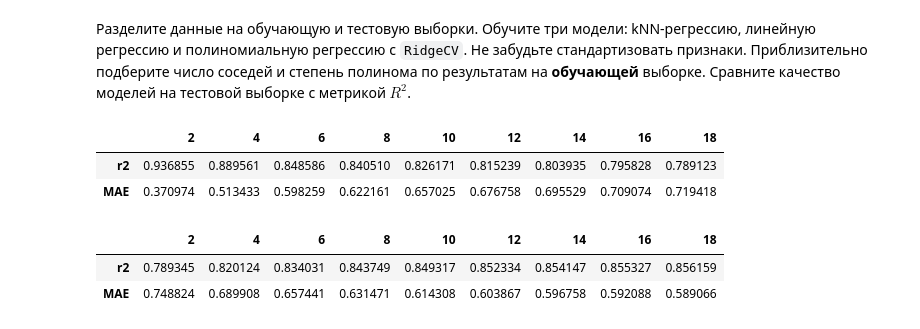
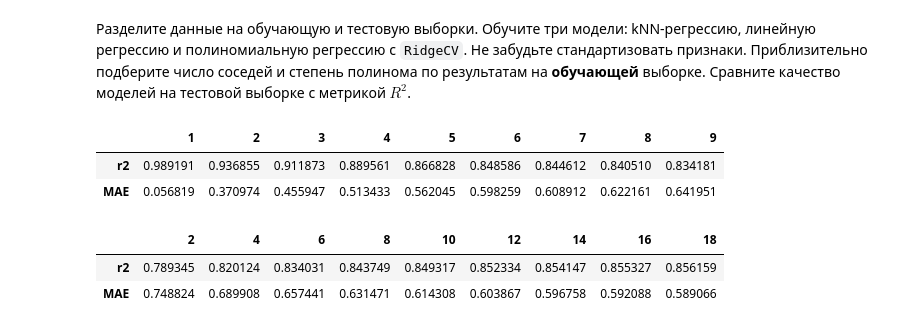
Before and after one commit to Art-Anastasia/sirius-machine-learning-2026, a Jupyter notebook: Homeworks/HW2_kNN_LinReg.ipynb, the cells around one changed output. Saved outputs shown, nothing was run; the diff lists cells and outputs as text; code cells hidden in the pictures.

```diff
--- a/Homeworks/HW2_kNN_LinReg.ipynb
+++ b/Homeworks/HW2_kNN_LinReg.ipynb
@@ -85,9 +85,9 @@ y_knn_pred = pipe_KNN.predict(x.reshape(-1, 1))
 
 
 pipe_pr = Pipeline([
-    ('poly', PolynomialFeatures(degree=12)),
+    ('poly', PolynomialFeatures(degree=10)),
     ('scale', StandardScaler()),
-    ('reg', RidgeCV()),
+    ('reg', RidgeCV(alphas=[0.001, 0.01, 0.1, 1, 10])),
 ])
 
 pipe_pr.fit(x_train.reshape(-1, 1), y_train)
@@ -133,7 +133,7 @@ plt.show()
 [figure]
 # %%
 fig, axes = plt.subplots(2, 3, figsize=(15, 9))
-d_list = [2, 5, 10, 12, 16, 18]
+d_list = [4, 6, 8, 10, 12, 14]
 
 
 for n, d in enumerate(d_list):
@@ -143,7 +143,7 @@ for n, d in enumerate(d_list):
     pipe_pr = Pipeline([
     ('poly', PolynomialFeatures(degree=d)),
     ('scale', StandardScaler()),
-    ('reg', RidgeCV()),
+    ('reg', RidgeCV(alphas=[0.001, 0.01, 0.1, 1, 10])),
     ])
 
     pipe_pr.fit(x_train.reshape(-1, 1), y_train)
@@ -184,34 +184,34 @@ X_train, X_test, y_train, y_test = train_test_split(X, y, test_size=0.2, random_
 # %%
 def train_model(pipeline, X_train, y_train):
     pipeline.fit(X_train, y_train)
     y_pred = pipeline.predict(X_train)
     r2 = r2_score(y_train, y_pred)
     mae = MAE(y_train, y_pred)
 
     return (r2, mae)
 
 
-k_list = [i*2 for i in range(1, 10)]
+k_list = [i for i in range(1, 10)]
 
 
 r2_scores = []
 mae_scores = []
 for k in k_list:
     pipe_KNN = Pipeline([
     ('scale', StandardScaler()),
     ('reg', kNN(n_neighbors=k))
     ])
 
     r2, mae = train_model(pipe_KNN, X_train, y_train)
     r2_scores.append(r2)
     mae_scores.append(mae)
 
 
 pd.DataFrame([r2_scores, mae_scores], index=["r2", "MAE"], columns=k_list)
 # %% [output]
-|  | 2 | 4 | 6 | 8 | 10 | 12 | 14 | 16 | 18 |
-| r2 | 0.936855 | 0.889561 | 0.848586 | 0.840510 | 0.826171 | 0.815239 | 0.803935 | 0.795828 | 0.789123 |
-| MAE | 0.370974 | 0.513433 | 0.598259 | 0.622161 | 0.657025 | 0.676758 | 0.695529 | 0.709074 | 0.719418 |
+|  | 1 | 2 | 3 | 4 | 5 | 6 | 7 | 8 | 9 |
+| r2 | 0.989191 | 0.936855 | 0.911873 | 0.889561 | 0.866828 | 0.848586 | 0.844612 | 0.840510 | 0.834181 |
+| MAE | 0.056819 | 0.370974 | 0.455947 | 0.513433 | 0.562045 | 0.598259 | 0.608912 | 0.622161 | 0.641951 |
 # %%
 d_list = [i*2 for i in range(1, 10)]
 
```
Also changed, not shown: parts of 4 cells of this notebook, 2 other files.
